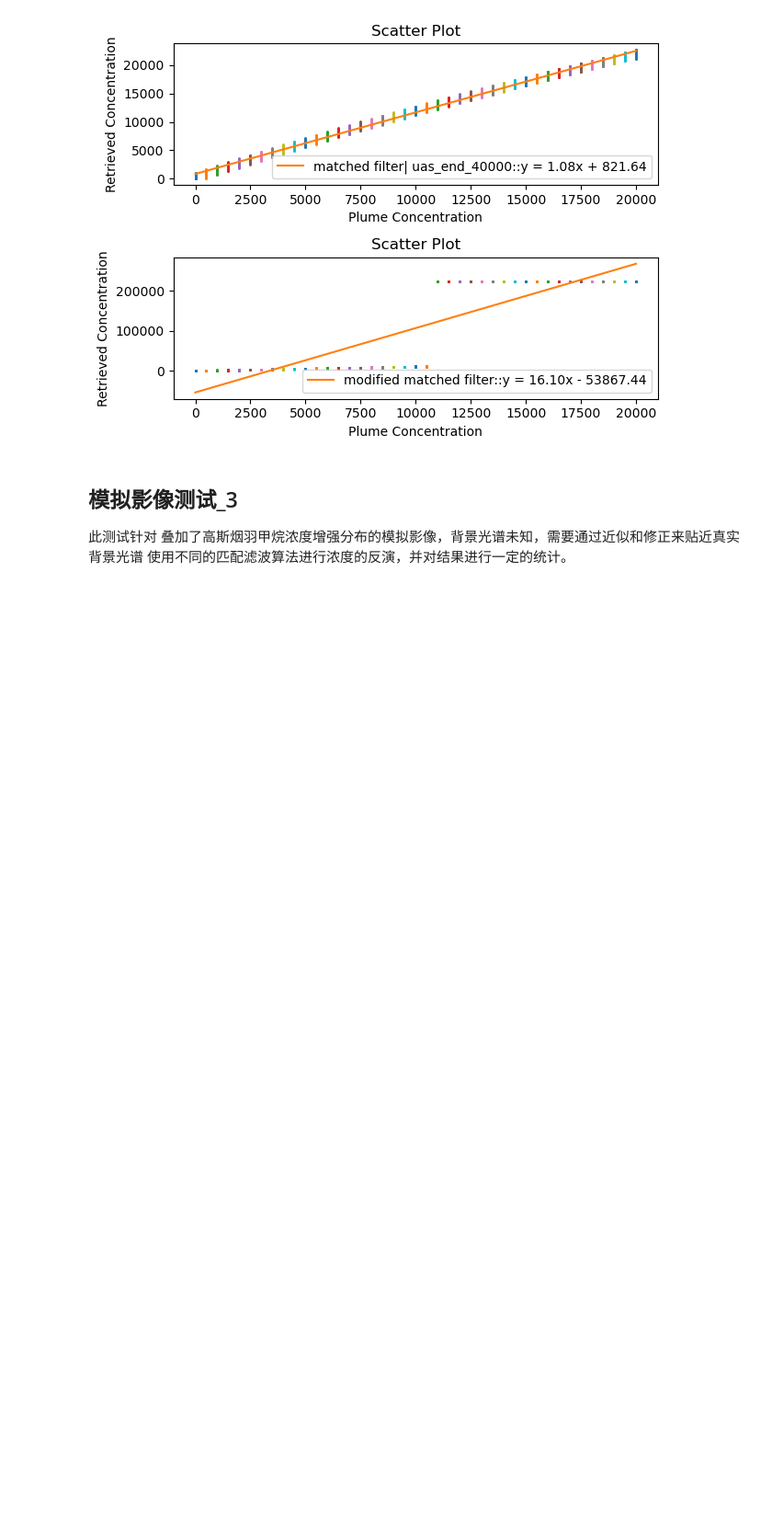
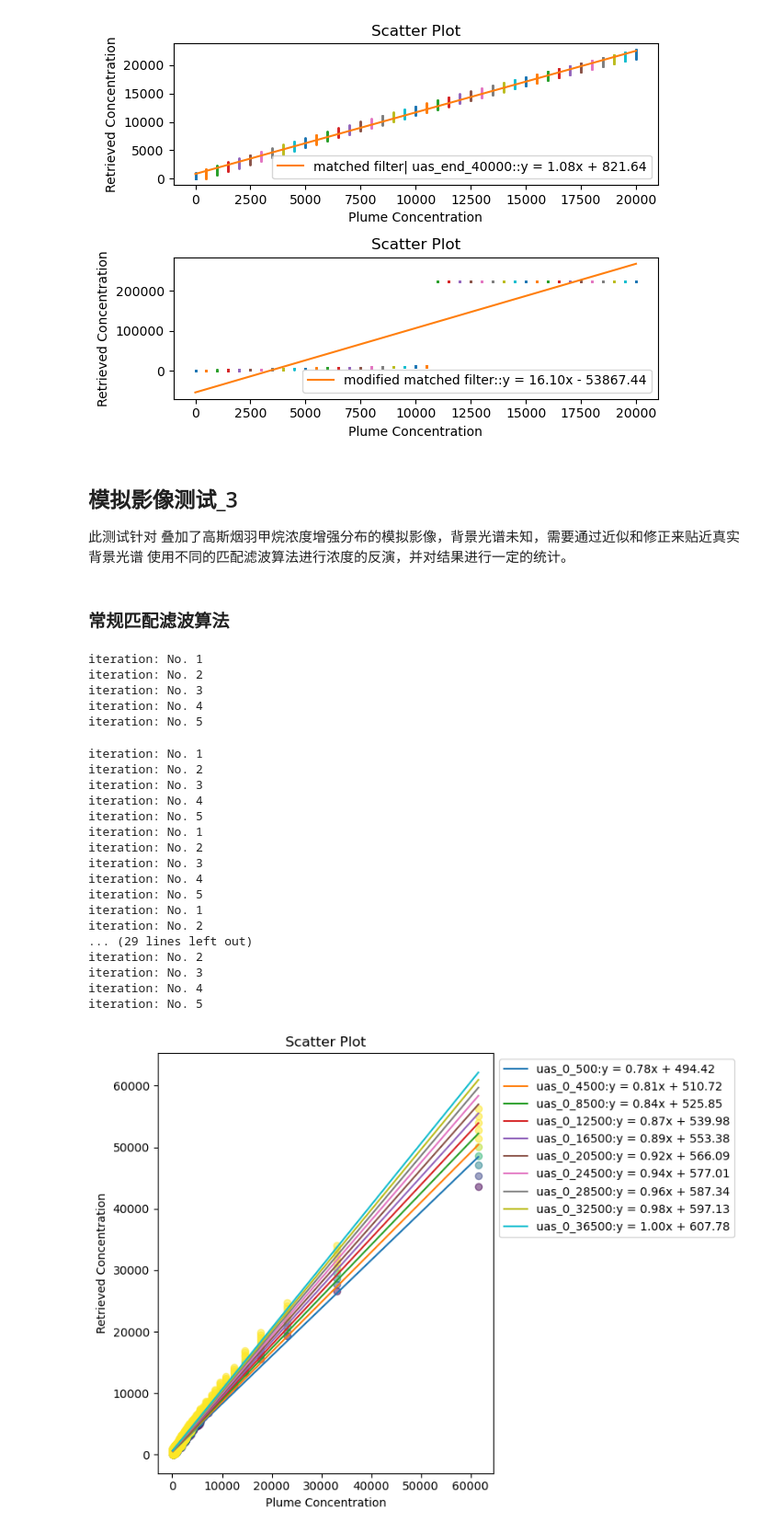
Before and after one commit to Emeric53/MF, a Jupyter notebook: MatchedFilter/algorithm_modification.ipynb, the cells around one changed output. Shown at 92% size. Drawn from its saved outputs; the diff is of its cells as text; code cells hidden in the pictures; blank space fills up the shorter version.

```diff
--- a/MatchedFilter/algorithm_modification.ipynb
+++ b/MatchedFilter/algorithm_modification.ipynb
@@ -806,6 +806,8 @@ iteration: No. 5
 ## 模拟影像测试_3
 此测试针对 叠加了高斯烟羽甲烷浓度增强分布的模拟影像，背景光谱未知，需要通过近似和修正来贴近真实背景光谱
 使用不同的匹配滤波算法进行浓度的反演，并对结果进行一定的统计。
+# %% [markdown]
+### 常规匹配滤波算法
 # %%
 def imagelevel_test3_1():
     """
@@ -814,41 +816,67 @@ def imagelevel_test3_1():
     plume_path = f"C:\\Users\\RS\\VSCode\\matchedfiltermethod\\MyData\\plumes\\gaussianplume_1000_2_stability_D.npy"
     plume = np.load(plume_path)
     simulated_image = image_simulation(plume, 2150, 2500, 100, 100, 0.01)
 
-    endpoints = np.arange(500, 20500, 4000 )
+    endpoints = np.arange(500, 40500, 4000 )
+
     # 设置色带
     colormap = cm.get_cmap('viridis', len(endpoints))
     norm_values = np.clip((endpoints - 0) / (20000 -0), 0, 1)
     colors = colormap(norm_values)
 
-    fig, ax = plt.subplots(2,1,figsize=(8, 6))
+    fig, ax = plt.subplots(figsize=(8, 6))
     for idx, i in enumerate(endpoints):
-        # 读取 AHSI 单位吸收谱
-        print(i)
         # 加载单位吸收谱并生成匹配滤波算法的结果
         _,uas = gu.generate_range_uas_AHSI(0,i,2150,2500)
         enhancement = mf.matched_filter(simulated_image, uas, iterate= True, albedoadjust=True, sparsity= False)
+
         plume_mask = plume > 100
         result_mask = enhancement > 100
         total_mask = plume_mask*result_mask
+
         # 可视化
-        ax[0].scatter(plume[total_mask],enhancement[total_mask],c= colors[idx],alpha=0.5)
-        polyfit_plot(plume[total_mask].flatten(),enhancement[total_mask].flatten(),ax[0],f"label=f'uas_0_{i}:")
+        ax.scatter(plume[total_mask],enhancement[total_mask],c = colors[idx],alpha=0.5)
+        polyfit_plot(plume[total_mask].flatten(),enhancement[total_mask].flatten(),ax,f"uas_0_{i}")
 
         # 对烟羽反演结果进行量化
         molar_mass_CH4 = 16.04  # 甲烷的摩尔质量，g/mol
         molar_volume_STP = 0.0224  # 摩尔体积，m^3/mol at STP
         emission = np.sum(plume[total_mask])*900*(molar_mass_CH4/molar_volume_STP) * 1e-6
         retrieval_emission = np.sum(enhancement[total_mask])*900*(molar_mass_CH4/molar_volume_STP) * 1e-6
 
     # 拟合原始增强和反演结果的关系
-    ax[0].plot([0, 70000], [0, 70000], color='red', linestyle='-', linewidth=1)
-    ax[0].set_xlabel('Plume Concentration')
-    ax[0].set_ylabel('Retrieved Concentration')
-    ax[0].set_title(f'Scatter Plot')
-    ax[0].legend(loc='upper left', bbox_to_anchor=(1, 1))  # Add legend outside the plot
+    ax.set_xlabel('Plume Concentration')
+    ax.set_ylabel('Retrieved Concentration')
+    ax.set_title(f'Scatter Plot')
+    ax.legend(loc='upper left', bbox_to_anchor=(1, 1))  # Add legend outside the plot
+
     plt.tight_layout()
     plt.show()
+
     return None
 
 imagelevel_test3_1()
+# %% [output]
+iteration: No. 1
+iteration: No. 2
+iteration: No. 3
+iteration: No. 4
+iteration: No. 5
+iteration: No. 1
+iteration: No. 2
+iteration: No. 3
+iteration: No. 4
+iteration: No. 5
+iteration: No. 1
+iteration: No. 2
+iteration: No. 3
+iteration: No. 4
+iteration: No. 5
+iteration: No. 1
+iteration: No. 2
+... (29 lines left out)
+iteration: No. 2
+iteration: No. 3
+iteration: No. 4
+iteration: No. 5
+[figure, added]
```
Also changed, not shown: parts of 20 cells of this notebook, 4 other files.
